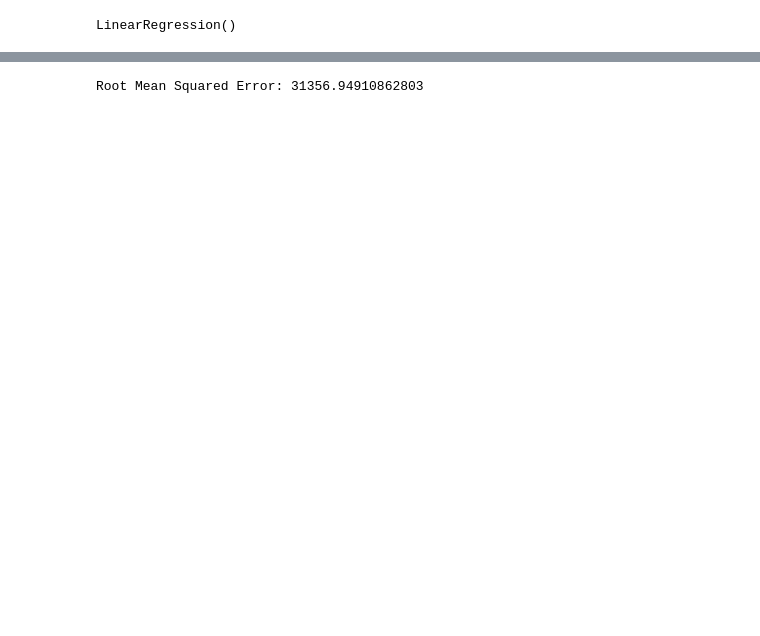
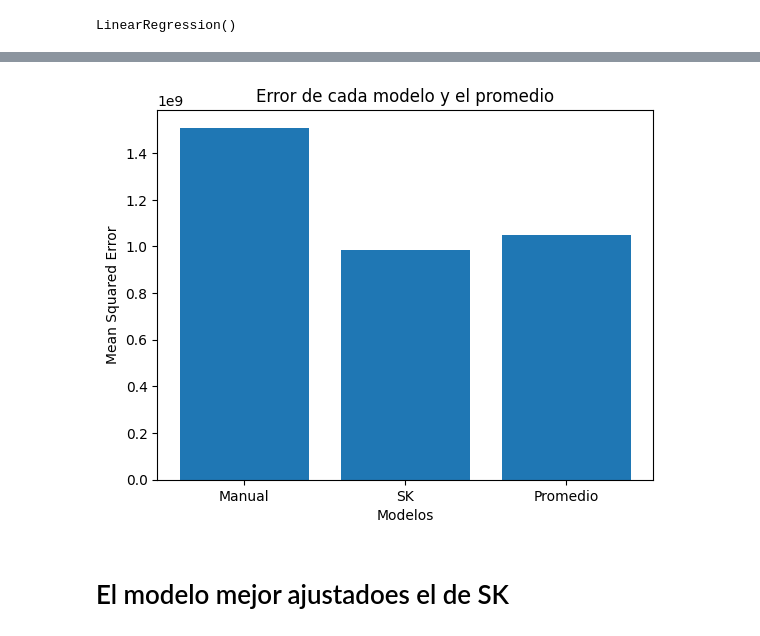
Before and after one commit to borisfloresDS/proyecto1, a Jupyter notebook: proyecto1_ds.ipynb, the cells around one changed output, grey strips where cells are left out. Drawn from its saved outputs; the diff is of its cells as text; code cells hidden in the pictures; blank space fills up the shorter version.

```diff
--- a/proyecto1_ds.ipynb
+++ b/proyecto1_ds.ipynb
@@ -345,8 +307,38 @@ plt.show()
-# %%
-from sklearn.metrics import mean_squared_error
-
-mse = mean_squared_error(y_test, y_predSK)
-rmse = np.sqrt(mse)
-print("Root Mean Squared Error:", rmse)
-# %% [output]
-Root Mean Squared Error: 31356.94910862803
+# %%
+def promediar_predicciones( modelo_m, modelo_sklearn, x):
+
+
+  betat1, betat0 = modelo_m[6][0][0], modelo_m[6][1][0]
+
+  ypreds = [i * betat1 + betat0 for i in x]
+
+  prediccion_manual = np.array(ypreds)
+
+  prediccion_sklearn = modelo_sklearn.predict(x)
+
+  prediccion_promedio = (prediccion_manual + prediccion_sklearn) / 2
+
+  return prediccion_manual, prediccion_sklearn, prediccion_promedio
+# %%
+prediccion_manual,prediccion_sklearn,prediccion_promedio = promediar_predicciones(models, modelSKL, x_test)
+# %%
+from sklearn.metrics import mean_squared_error
+
+errors = []
+
+error_manual = mean_squared_error(y_test, prediccion_manual)
+error_sk = mean_squared_error(y_test, prediccion_sklearn)
+error_prom = mean_squared_error(y_test, prediccion_promedio)
+# %%
+error_list = [error_manual,error_sk,error_prom]
+# %%
+x_labels = ['Manual', 'SK', 'Promedio']  # Replace with appropriate labels
+plt.bar(x_labels, error_list)
+plt.xlabel('Modelos')
+plt.ylabel('Mean Squared Error')
+plt.title('Error de cada modelo y el promedio')
+plt.show()
+# %% [output]
+[figure, added]
+# %% [markdown]
+# El modelo mejor ajustadoes el de SK
```
Also changed, not shown: parts of 19 cells of this notebook.
